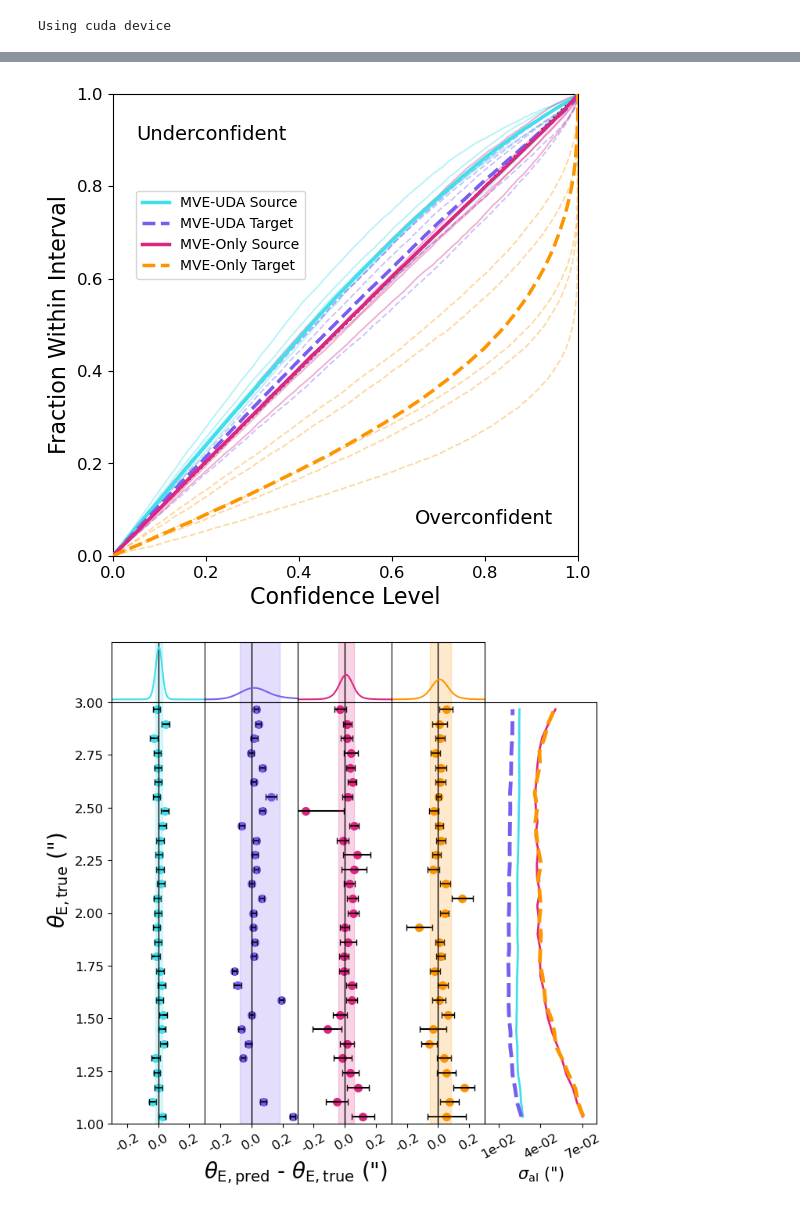
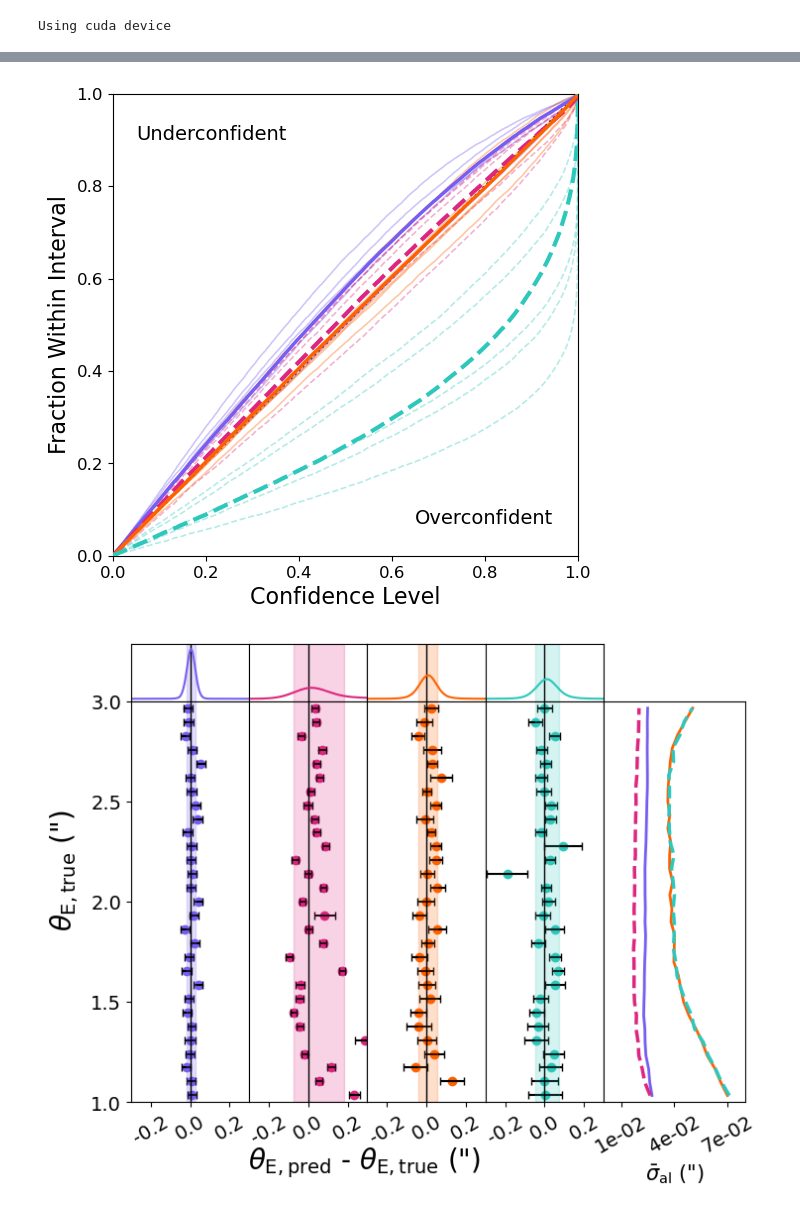
Before and after one commit to deepskies/DomainAdaptiveMVEforLensModeling, a Jupyter notebook: src/training/FinalPaperMVEv2/ModelVizUltimate.ipynb, the cells around one changed output, grey strips where cells are left out. Cells and saved outputs as stored; diff of their text form; code cells hidden in the pictures.

```diff
--- a/src/training/FinalPaperMVEv2/ModelVizUltimate.ipynb
+++ b/src/training/FinalPaperMVEv2/ModelVizUltimate.ipynb
@@ -200,3 +200,10 @@ for model_type, models in model_types.items():
             nll_scores[key][imod] = evaluate_nll(curr_mvt["mean"], curr_mvt["var"], curr_mvt["truth"])
             r2_scores[key][imod] = evaluate_r2(curr_mvt["mean"], curr_mvt["truth"])
             coverage_scores[key][imod] = calculate_coverage(curr_mvt["mean"], curr_mvt["var"], curr_mvt["truth"])
+# %%
+for model_type, models in model_types.items():
+    for data_type, dataloader in dataloaders.items():
+        key = f"{model_type}_{data_type}"
+        mod = mvt[key]
+        mean_resid = [np.mean(np.abs(mod[i]['mean'] - mod[i]['truth'])) for i in range(len(models))]
+        print_score("Mean Resid " + key, mean_resid)
@@ -202,0 +215,7 @@ for model_type, models in model_types.items():
+# %%
+for model_type, models in model_types.items():
+    for data_type, dataloader in dataloaders.items():
+        key = f"{model_type}_{data_type}"
+        mod = mvt[key]
+        mean_resid = [np.mean(np.abs(mod[i]['mean'] - mod[i]['truth'])) for i in range(len(models))]
+        print_score("Mean Resid " + key, mean_resid)
@@ -202,0 +227,7 @@ for model_type, models in model_types.items():
+# %%
+for model_type, models in model_types.items():
+    for data_type, dataloader in dataloaders.items():
+        key = f"{model_type}_{data_type}"
+        mod = mvt[key]
+        mean_al = [np.mean(mod[i]['var']) for i in range(len(models))]
+        print_score("Mean sig_al " + key, mean_al)
@@ -233,9 +287,9 @@ plt.plot([-1, 2], [-1, 2], color = "k", ls = ":", alpha = 0.8)
 
 
 #color_opts = ['#005AB5', '#1A85FF', '#DC3220', '#D41159']
-color_opts = ['#3FDFEC', '#785EF0', '#DC267F', '#FE9500']
+color_opts = ['#785EF0', '#DC267F', '#FE6100', '#2DC7BC']
 labels = ['MVE-UDA Source', 'MVE-UDA Target', 'MVE-Only Source', 'MVE-Only Target']
-lws = [2.5, 2.5, 2.5, 2.5]
+lws = [2.5, 3, 2.5, 3]
 
 ci = 0
 for model_type, models in model_types.items():
@@ -256,24 +310,24 @@ for model_type, models in model_types.items():
 
 
 
-plt.legend(fontsize = 10, loc = (0.05, 0.6))
+#plt.legend(fontsize = 10, loc = (0.05, 0.6))
 plt.xlim(-0, 1)
 plt.ylim(-0, 1)
 
 plt.savefig("figures/coverage.png", bbox_inches = 'tight', dpi = 400)
 # %% [output]
-[figure, old version]
+[figure, new version]
 # %%
 mod_type = ["noDA_source", "noDA_target", "DA_source", "DA_target"]
 mod_no = [0, 3, 0, 0]
-color_resid = ['#3FDFEC', '#785EF0', '#DC267F', '#FE9500']
+color_resid = ['#785EF0', '#DC267F', '#FE6100', '#2DC7BC']
 labels = ['MVE-Only Source', 'MVE-Only Target', 'MVE-UDA Source', 'MVE-UDA Target', 'Sample Stdev']
 style = ['-', '--', '-', '--']
-lws = [2, 3.5, 2, 3.5]
+lws = [2, 2.5, 2, 2.5]
 lims = 0.3
 
 # Create a figure with a GridSpec layout
-fig = plt.figure(figsize=(8, 8))
+fig = plt.figure(figsize=(8, 6))
 gs = gridspec.GridSpec(2, 5, height_ratios=[1, 7], width_ratios = [1, 1, 1, 1, 1.2], hspace = 0, wspace = 0)
 
 # Histogram plot (ax_hist) spans the entire top row
@@ -312,14 +366,19 @@ for ax in resid_axes[:-1]:
     ax.set_ylim(1, 3)
     ax.axvline(0, color = 'k', ls = '-', lw = 1)
     ax.set_xticks(xt)
-    ax.set_xticklabels(xt, rotation = 30)
+    ax.set_xticklabels(xt, rotation = 30, fontsize = 14)
 
 xt = [1e-2, 4e-2, 7e-2]
 xtl =[f"{num:.0e}" for num in xt]
 ax_var.set_xlim(0, 8e-2)
 ax_var.set_xticks(xt)
-ax_var.set_xticklabels(xtl, rotation = 30)
+ax_var.set_xticklabels(xtl, rotation = 30, fontsize = 14)
 ax_var.set_ylim(1, 3)
+
+yt = np.arange(1, 3.2, 0.5)
+ytl =[f"{num:.1f}" for num in yt]
+ax_resid1.set_yticks(yt)
+ax_resid1.set_yticklabels(ytl, fontsize = 14)
 
 
 bins = np.linspace(1.0, 3.0, 30)
@@ -333,37 +392,37 @@ for t, i in zip(mod_type, mod_no):
     mod = mvt[t][i]
     resid = (mod["mean"] - mod["truth"])
     idx = random_residual_sample(mod["var"], mod["truth"])
     x_kde, y_kde = get_kde(resid, lims = lims)
     hist_axes[ci].plot(x_kde, y_kde, color = color_resid[ci])
     resid_axes[ci].errorbar(x=resid[idx],
                       y = mid_bins,
                       xerr=np.sqrt(mod["var"])[idx],
                       fmt='o',
                       alpha=1,
-                      ms = 7,
+                      ms = 6,
                       ecolor = 'k',
                       color = color_resid[ci],
                       label = labels[ci],
                        barsabove = True,
                         capsize=3,
                         zorder = -2)
     mn = np.mean(resid)
     sig = np.std(resid)
     hist_axes[ci].axvspan(mn-sig, mn+sig, color = color_resid[ci], alpha = 0.2)
     resid_axes[ci].axvspan(mn-sig, mn+sig,color = color_resid[ci], alpha = 0.2)
     y_var, x_var = bin_average(mod['truth'], np.sqrt(mod['var']))
     ax_var.plot(x_var, y_var, color = color_resid[ci], ls = style[ci], lw = lws[ci], alpha = 1, )
     ci += 1
 
 resid_axes[ci].axvspan(-11, -10,color = 'k', alpha = 0.1, label = "Sample Stdev")
 
 
-fig.supxlabel(r'$\theta_\mathrm{E, pred}$ - $\theta_\mathrm{E, true}$ (")', fontsize = 20, x = 0.42)
+fig.supxlabel(r'$\theta_\mathrm{E, pred}$ - $\theta_\mathrm{E, true}$ (")', fontsize = 20, x = 0.42, y = -0.02)
 fig.supylabel(r'$\theta_\mathrm{E, true}$ (")', fontsize = 20)
-ax_var.set_xlabel(r'$\sigma_\mathrm{al}$ (")', fontsize = 15)
+ax_var.set_xlabel(r'$\bar{\sigma}_\mathrm{al}$ (")', fontsize = 15)
 plt.savefig("figures/residual.png", bbox_inches = 'tight', dpi = 400)
 # %% [output]
-[figure, old version]
+[figure, new version]
 # %%
 custom_patch = Patch(facecolor='grey', edgecolor='none', alpha=0.5)
 custom_lines = [Line2D([0], [0], color=color_resid[i], lw=3, linestyle=style[i], marker = 'o', markersize = 20) for i in range(len(labels[:-1]))] + [custom_patch]
```
Also changed, not shown: parts of 11 cells of this notebook, 6 other files.
